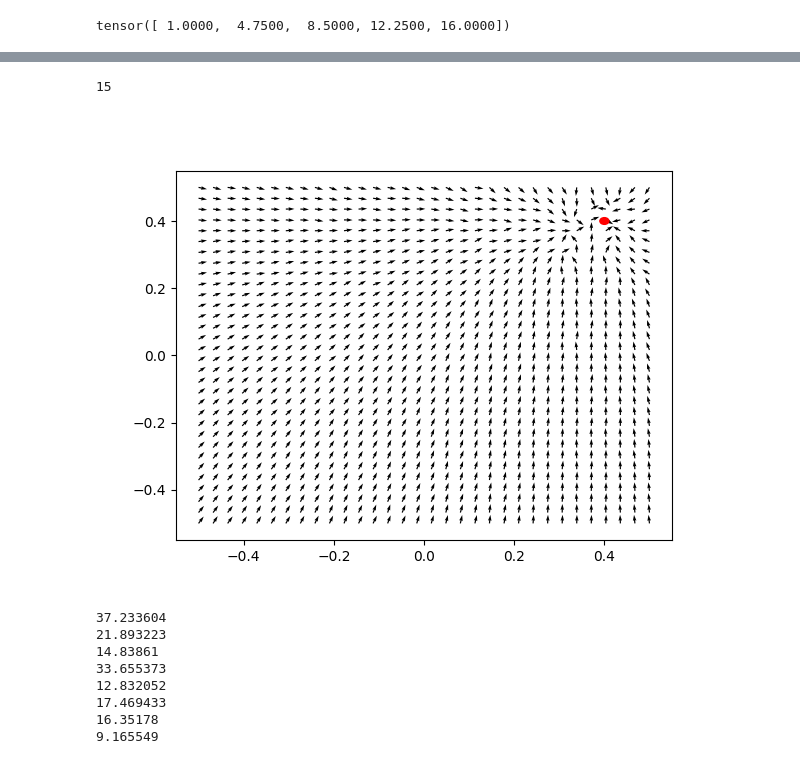
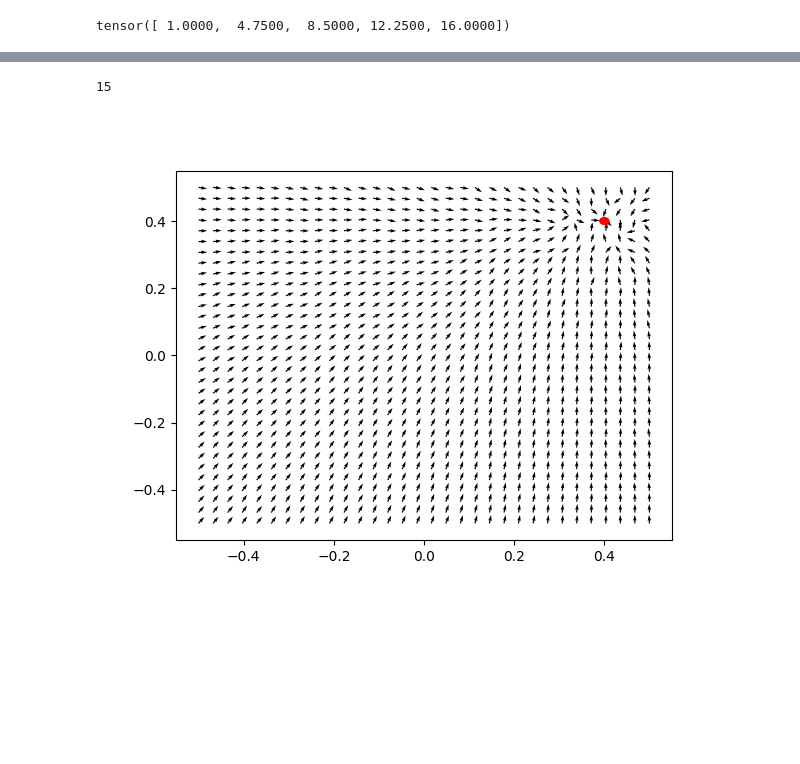
Before and after one commit to LiU-SeeGoals/controller, a Jupyter notebook: python_playground/test.ipynb, the cells around one changed output, grey strips where cells are left out. Saved outputs shown, nothing was run; the diff lists cells and outputs as text; code cells hidden in the pictures; blank space fills up the shorter version.

```diff
--- a/python_playground/test.ipynb
+++ b/python_playground/test.ipynb
@@ -92,41 +103,33 @@ enemy = torch.stack([y, x], dim=1).unsqueeze(1) * scale
 
 ball = torch.tensor([0.4, 0.4]).float().repeat(team.shape[0], 1).unsqueeze(1) * scale
 
 delta = model(team, enemy, ball).squeeze(1).detach().numpy()
 # norm_delta = delta / torch.norm(delta, dim=1).unsqueeze(1)
 
 
 fig, ax = plt.subplots()
 # when a click is detected of fig, the mouse position is sent to the model
 def on_mose_click(event):
     global delta
     x = event.xdata
     y = event.ydata
     # print(x, y)
     ball = torch.tensor([x, y]).float().repeat(team.shape[0], 1).unsqueeze(1) * scale
-    old_delta = delta.copy()
+    # old_delta = delta.copy()
     delta = model(team, enemy, ball).squeeze(1).detach().numpy()
-    print(np.linalg.norm(delta - old_delta))
+    # print(np.linalg.norm(delta - old_delta))
     ax.clear()
 
     ax.quiver(team[:, 0, 0]/scale[0], team[:, 0, 1]/scale[1], delta[:, 0], delta[:, 1])
     circle = plt.Circle((x, y), 0.01, color='r')
     ax.add_artist(circle)
     fig.canvas.draw()
 
 
 ax.quiver(team[:, 0, 0]/scale[0], team[:, 0, 1]/scale[1], delta[:, 0], delta[:, 1])
 circal = plt.Circle(ball[0, 0]/scale, 0.01, color='r')
 ax.add_artist(circal)
 fig.canvas.mpl_connect('button_press_event', on_mose_click)
 # %% [output]
 15
-[figure, old version]
+[figure, new version]
-37.233604
-21.893223
-14.83861
-33.655373
-12.832052
-17.469433
-16.35178
-9.165549
```
Also changed, not shown: parts of 2 cells of this notebook, 7 other files.
